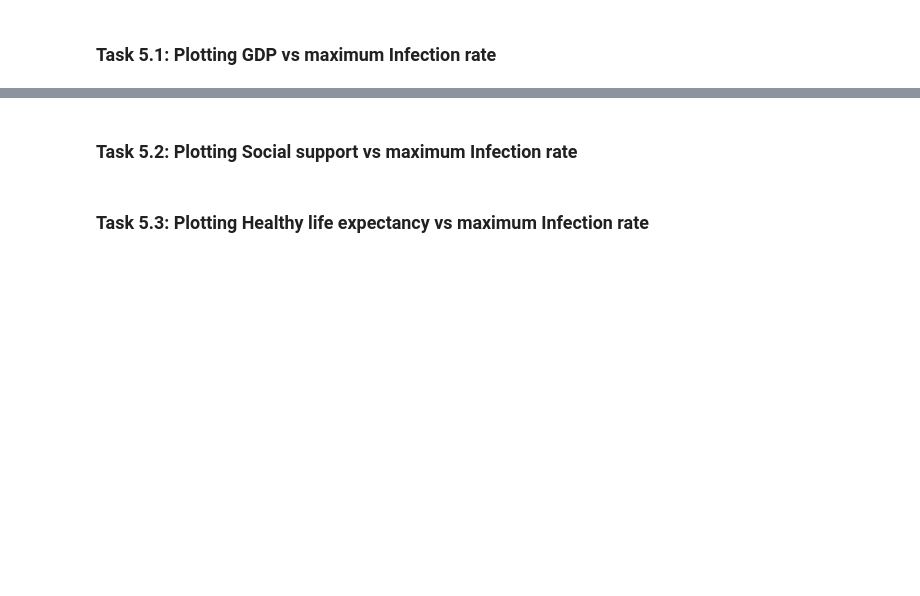
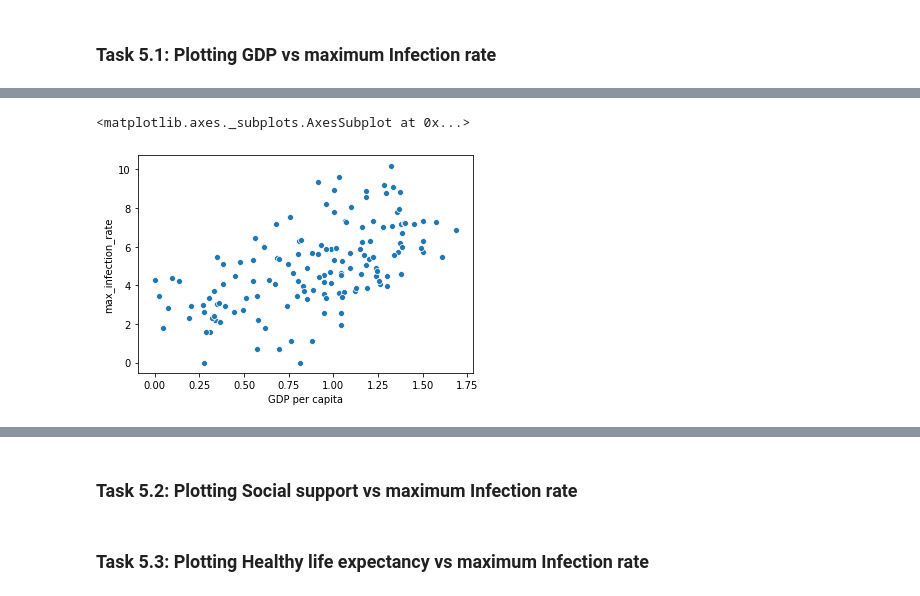
Before and after one commit to sanat98/covid-data-analysis-and-prediction, a Jupyter notebook: covid19_data_analysis_notebook.ipynb, the cells around one changed output, grey strips where cells are left out. Cells and saved outputs as stored; diff of their text form; code cells hidden in the pictures; blank space fills up the shorter version.

```diff
--- a/covid19_data_analysis_notebook.ipynb
+++ b/covid19_data_analysis_notebook.ipynb
@@ -258,0 +275,8 @@ our Analysis is not finished unless we visualize the results in terms figures an
+# %%
+# y values are very high as compared to x.So we need to make
+# smaller in some ratio for better ploting.
+# log scalling is used :-
+sns.scatterplot(x,np.log(y))
+# %% [output]
+<matplotlib.axes._subplots.AxesSubplot at 0x...>
+[figure, added]
```
Also changed, not shown: parts of 3 cells of this notebook.
